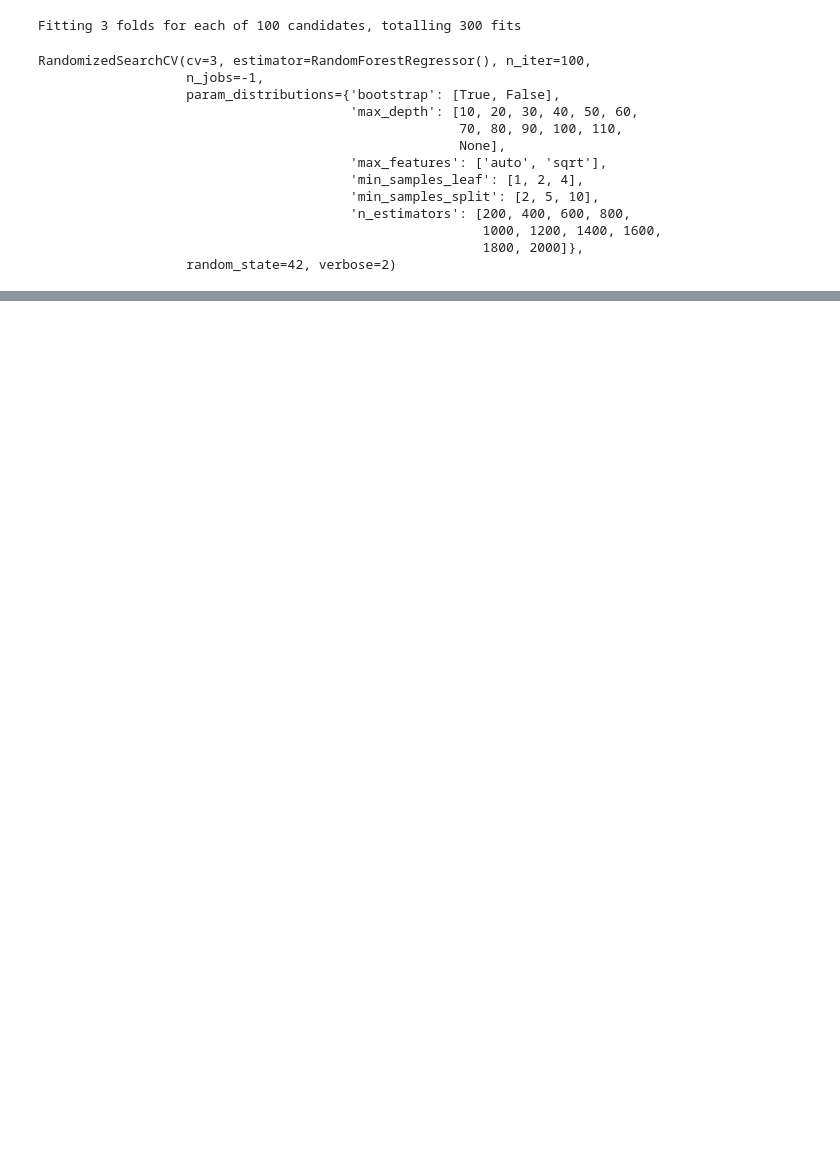
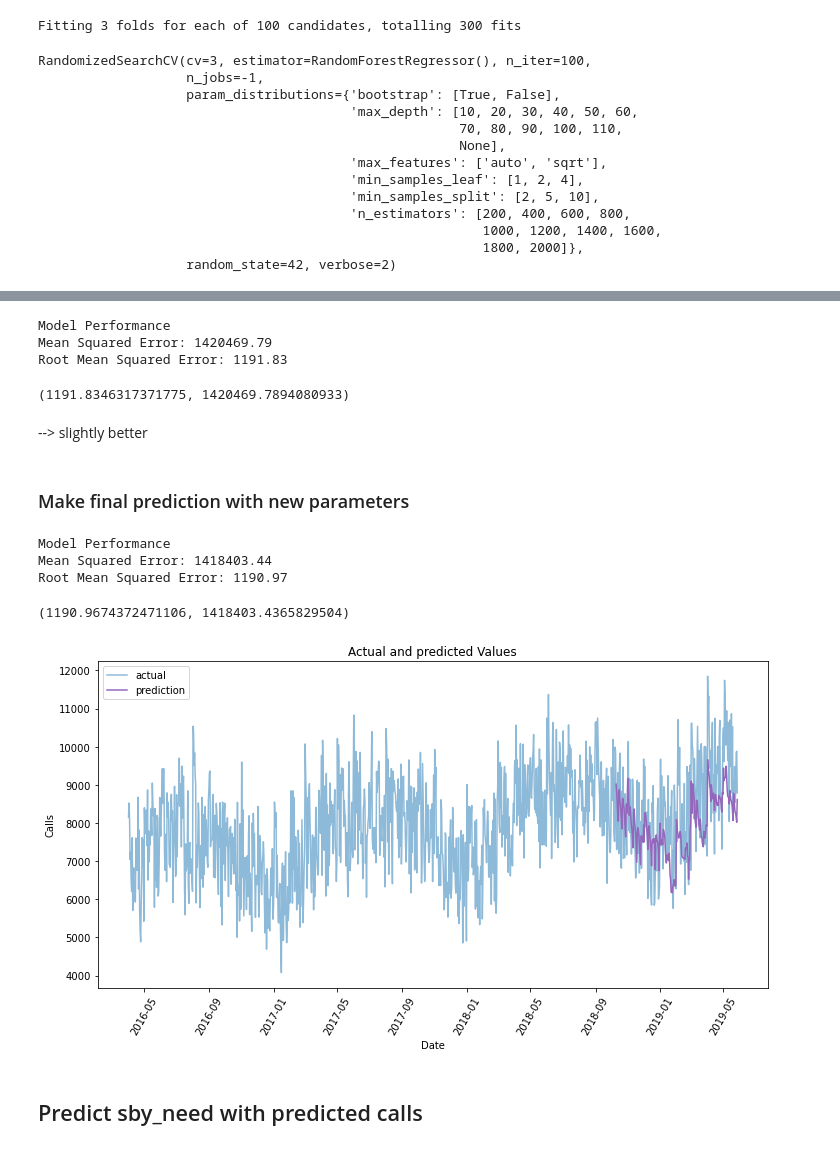
Before and after one commit to PandaKata/standby_duty_forecasting, a Jupyter notebook: notebooks/model_final.ipynb, the cells around one changed output, grey strips where cells are left out. Cells and saved outputs as stored; diff of their text form; code cells hidden in the pictures; blank space fills up the shorter version.

```diff
--- a/notebooks/model_final.ipynb
+++ b/notebooks/model_final.ipynb
@@ -245,12 +245,12 @@ pprint(random_grid)
 # %%
 # Use the random grid to search for best hyperparameters
 # First create the base model to tune
-model = RandomForestRegressor()
+# model = RandomForestRegressor()
 # Random search of parameters, using 3 fold cross validation,
 # search across 100 different combinations, and use all available cores
-model_random = RandomizedSearchCV(estimator = model, param_distributions = random_grid, n_iter = 100, cv = 3, verbose=2, random_state=42, n_jobs = -1)
+# model_random = RandomizedSearchCV(estimator = model, param_distributions = random_grid, n_iter = 100, cv = 3, verbose=2, random_state=42, n_jobs = -1)
 # Fit the random search model
-model_random.fit(x_train, y_train)
+#model_random.fit(x_train, y_train)
 # %% [output]
 Fitting 3 folds for each of 100 candidates, totalling 300 fits
 RandomizedSearchCV(cv=3, estimator=RandomForestRegressor(), n_iter=100,
@@ -278,0 +299,4 @@ model_random.best_params_
+# %%
+base_model = RandomForestRegressor(n_estimators = 1000, random_state = 6)
+base_model.fit(x_train, y_train)
+evaluate(base_model, x_test, y_test)
@@ -278,0 +380,42 @@ model_random.best_params_
+# %%
+best_grid = grid_search.best_estimator_
+evaluate(best_grid, x_test, y_test)
+# %% [output]
+Model Performance
+Mean Squared Error: 1420469.79
+Root Mean Squared Error: 1191.83
+(1191.8346317371775, 1420469.7894080933)
+# %% [markdown]
+--> slightly better
+# %% [markdown]
+### Make final prediction with new parameters
+# %%
+rf = RandomForestRegressor(bootstrap=True, max_depth=10, max_features='sqrt',
+min_samples_leaf=1, min_samples_split=7, n_estimators=1800, random_state=6)
+rf.fit(x_train, y_train)
+pred = rf.predict(x_test)
+evaluate(rf, x_test, y_test)
+# %% [output]
+Model Performance
+Mean Squared Error: 1418403.44
+Root Mean Squared Error: 1190.97
+(1190.9674372471106, 1418403.4365829504)
+# %%
+# prepare for visualization
+# Dataframe with predictions and dates
+predictions_data = pd.DataFrame(data = {'date': test_dates, 'prediction': pred})
+# %%
+# plot new predictions
+# plot prediction and actual values
+plt.figure(figsize=(12,6))
+plt.plot(true_data['date'], true_data['actual'], 'b-', label = 'actual', alpha=0.5, color='tab:blue')
+# Plot the predicted values
+plt.plot(predictions_data['date'], predictions_data['prediction'], label = 'prediction', color='tab:purple')
+plt.xticks(rotation = '60');
+plt.legend()
+# Graph labels
+plt.xlabel('Date'); plt.ylabel('Calls'); plt.title('Actual and predicted Values');
+# %% [output]
+[figure, added]
+# %% [markdown]
+## Predict sby_need with predicted calls
```
Also changed, not shown: parts of 14 cells of this notebook.
